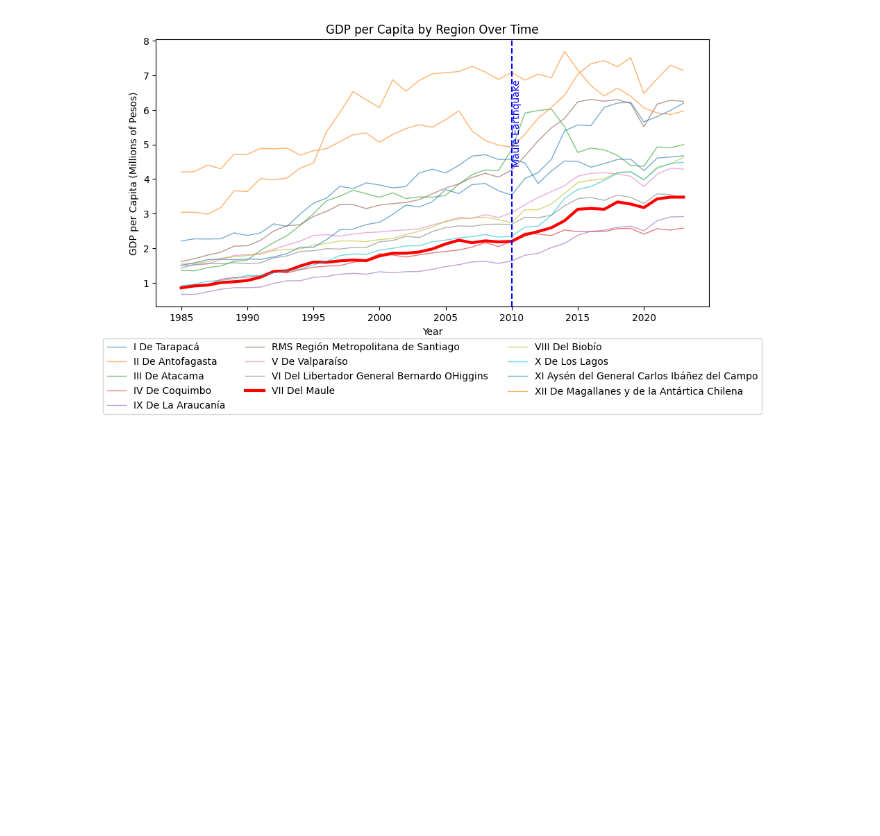
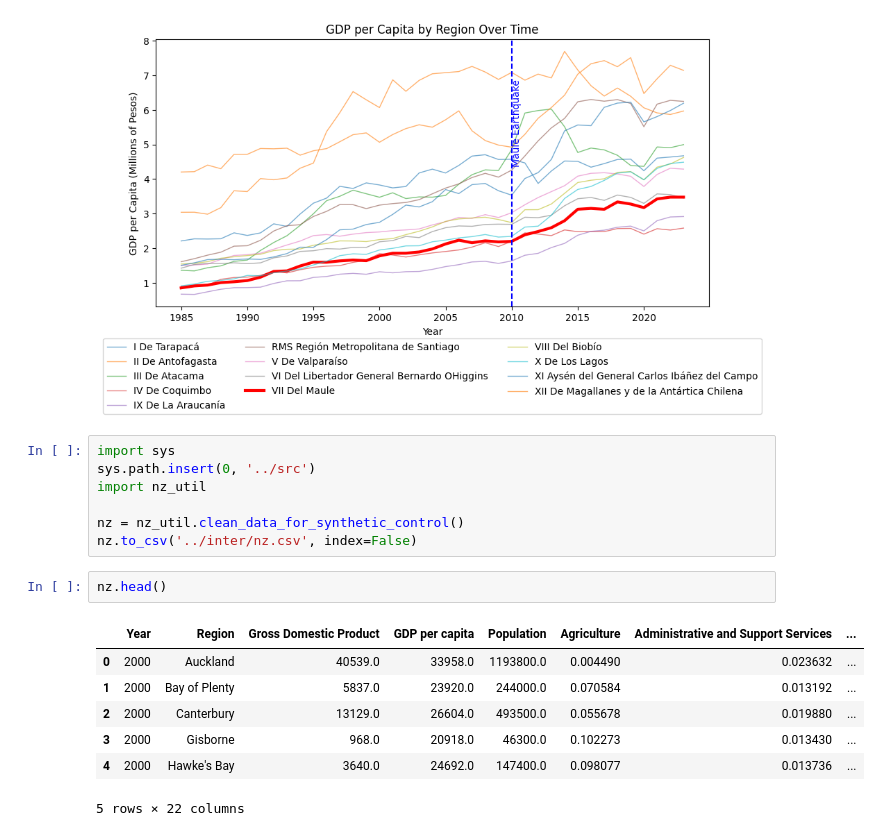
Before and after one commit to diodz/dpl-earthquakes, a Jupyter notebook: notebooks/Additional Figures.ipynb, the cells around one changed output. Saved outputs shown, nothing was run; the diff lists cells and outputs as text; blank space fills up the shorter version.

```diff
--- a/notebooks/Additional Figures.ipynb
+++ b/notebooks/Additional Figures.ipynb
@@ -35,3 +35,20 @@ plt.tight_layout()
 plt.show()
 # %% [output]
 [figure]
+# %%
+import sys
+sys.path.insert(0, '../src')
+import nz_util
+
+nz = nz_util.clean_data_for_synthetic_control()
+nz.to_csv('../inter/nz.csv', index=False)
+# %%
+nz.head()
+# %% [output]
+|  | Year | Region | Gross Domestic Product | GDP per capita | Population | Agriculture | Administrative and Support Services | ... |
+| 0 | 2000 | Auckland | 40539.0 | 33958.0 | 1193800.0 | 0.004490 | 0.023632 | ... |
+| 1 | 2000 | Bay of Plenty | 5837.0 | 23920.0 | 244000.0 | 0.070584 | 0.013192 | ... |
+| 2 | 2000 | Canterbury | 13129.0 | 26604.0 | 493500.0 | 0.055678 | 0.019880 | ... |
+| 3 | 2000 | Gisborne | 968.0 | 20918.0 | 46300.0 | 0.102273 | 0.013430 | ... |
+| 4 | 2000 | Hawke's Bay | 3640.0 | 24692.0 | 147400.0 | 0.098077 | 0.013736 | ... |
+5 rows × 22 columns
```
Also changed, not shown: 2 other files.
